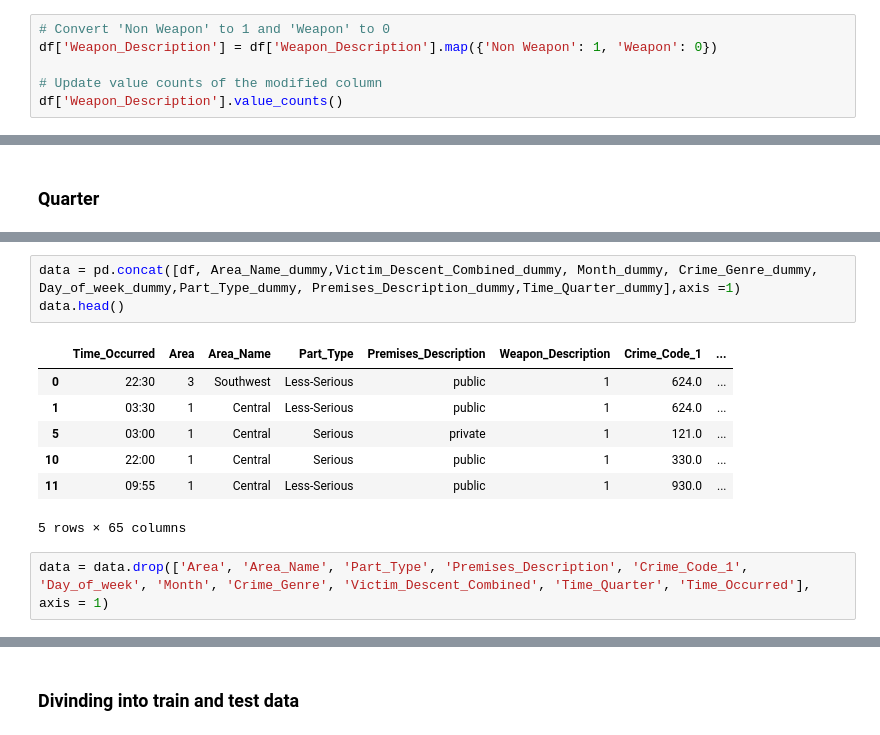
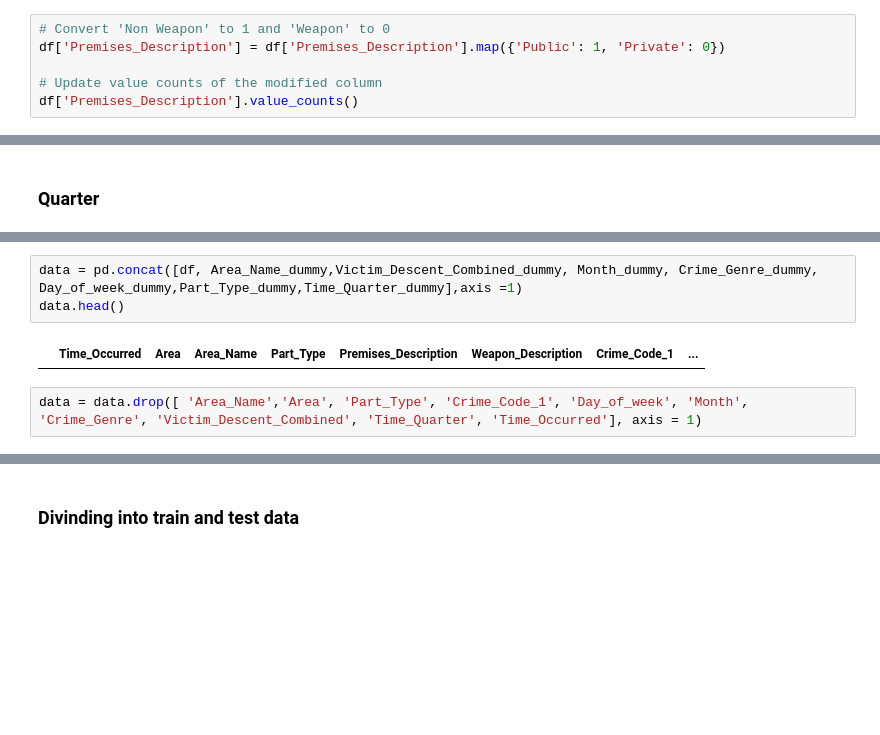
Before and after one commit to MrBinit/Supervised-Learning, a Jupyter notebook: logistic regression/project.ipynb, the cells around one changed output, grey strips where cells are left out. Saved outputs shown, nothing was run; the diff lists cells and outputs as text; blank space fills up the shorter version.

```diff
--- a/logistic regression/project.ipynb
+++ b/logistic regression/project.ipynb
@@ -1124,7 +1139,7 @@ sns.barplot(x=bn.index, y=bn.values)
 # %%
 # Convert 'Non Weapon' to 1 and 'Weapon' to 0
-df['Weapon_Description'] = df['Weapon_Description'].map({'Non Weapon': 1, 'Weapon': 0})
+df['Premises_Description'] = df['Premises_Description'].map({'Public': 1, 'Private': 0})
 
 # Update value counts of the modified column
-df['Weapon_Description'].value_counts()
+df['Premises_Description'].value_counts()
 # %% [output]
@@ -1443,16 +1321,10 @@ Time_Quarter_dummy
 # %%
-data = pd.concat([df, Area_Name_dummy,Victim_Descent_Combined_dummy, Month_dummy, Crime_Genre_dummy, Day_of_week_dummy,Part_Type_dummy, Premises_Description_dummy,Time_Quarter_dummy],axis =1)
+data = pd.concat([df, Area_Name_dummy,Victim_Descent_Combined_dummy, Month_dummy, Crime_Genre_dummy, Day_of_week_dummy,Part_Type_dummy,Time_Quarter_dummy],axis =1)
 data.head()
 # %% [output]
 |  | Time_Occurred | Area | Area_Name | Part_Type | Premises_Description | Weapon_Description | Crime_Code_1 | ... |
-| 0 | 22:30 | 3 | Southwest | Less-Serious | public | 1 | 624.0 | ... |
-| 1 | 03:30 | 1 | Central | Less-Serious | public | 1 | 624.0 | ... |
-| 5 | 03:00 | 1 | Central | Serious | private | 1 | 121.0 | ... |
-| 10 | 22:00 | 1 | Central | Serious | public | 1 | 330.0 | ... |
-| 11 | 09:55 | 1 | Central | Less-Serious | public | 1 | 930.0 | ... |
-5 rows × 65 columns
 # %%
-data = data.drop(['Area', 'Area_Name', 'Part_Type', 'Premises_Description', 'Crime_Code_1', 'Day_of_week', 'Month', 'Crime_Genre', 'Victim_Descent_Combined', 'Time_Quarter', 'Time_Occurred'], axis = 1)
+data = data.drop([ 'Area_Name','Area', 'Part_Type', 'Crime_Code_1', 'Day_of_week', 'Month', 'Crime_Genre', 'Victim_Descent_Combined', 'Time_Quarter', 'Time_Occurred'], axis = 1)
 # %%
 data.head(10)
 # %% [output]
```
Also changed, not shown: parts of 39 cells of this notebook, 1 other file.
